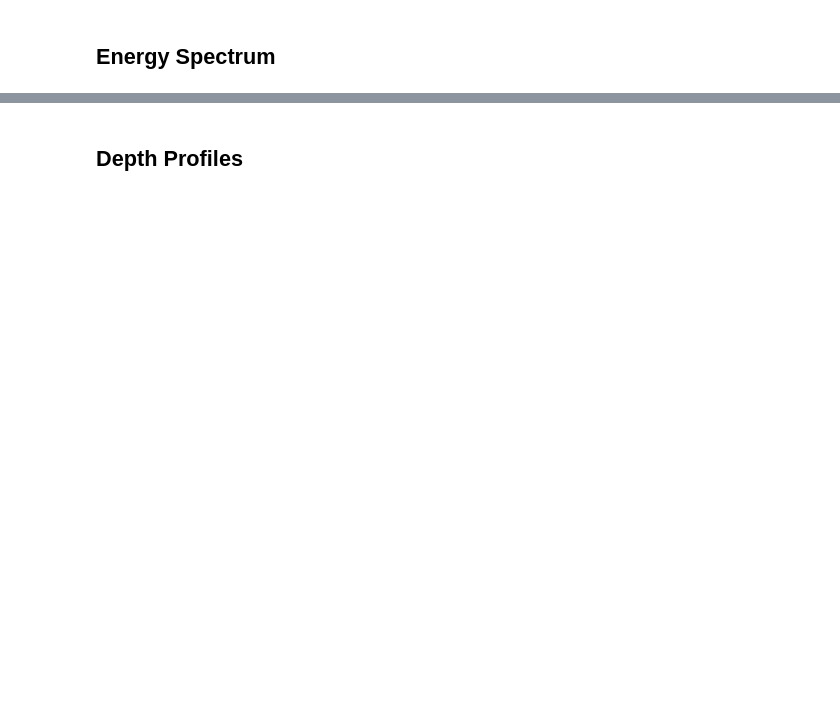
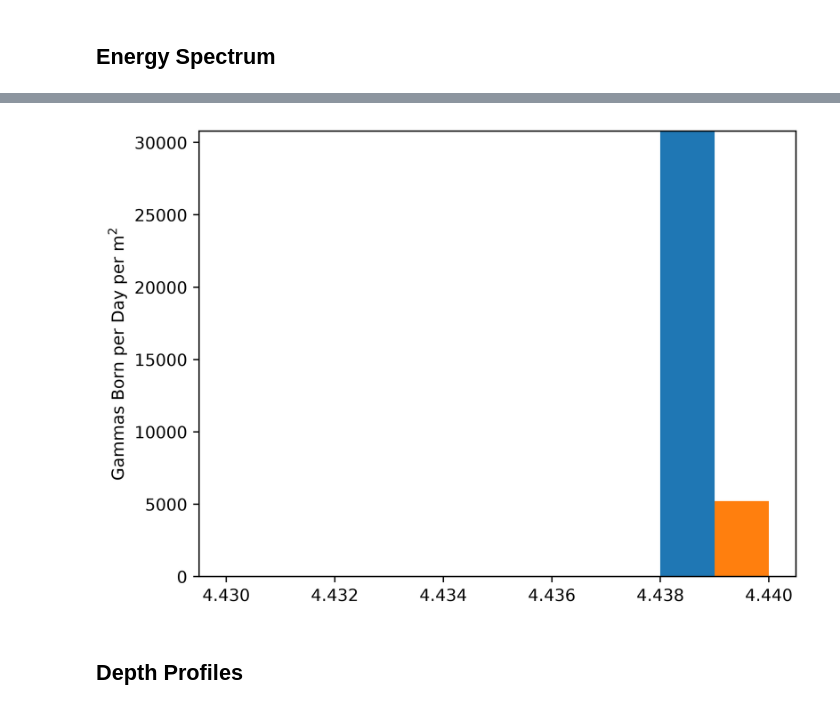
Before and after one commit to Jude-E-dev/Carbon-ASC-Repo, a Jupyter notebook: analysis/analyse-character.ipynb, the cells around one changed output, grey strips where cells are left out. Cells and saved outputs as stored; diff of their text form; code cells hidden in the pictures; blank space fills up the shorter version.

```diff
--- a/analysis/analyse-character.ipynb
+++ b/analysis/analyse-character.ipynb
@@ -215,3 +308,6 @@ for source, prop in zip(annihil_sources, annihil_counts / annihil_counts.sum()):
 # %%
-mask_4438 = energy_range(4.4375, 4.4385)
-mask_4439 = energy_range(4.4385, 4.4395)
+# V4: whole-keV windows (bin centres are at x.5 keV). The 4.438 bin is the line from 16O(n,n'a)12C*,
+# the 4.439 bin the line from carbon itself (see the class breakdown below).
+mask_4438 = energy_range(4.438, 4.439)
+mask_4439 = energy_range(4.439, 4.440)
+print(df[mask_4438 | mask_4439].groupby([df["E"].round(4), "creator"], observed=True)["w"].sum().loc[lambda s: s > 1])
@@ -233,11 +354,14 @@ plt.show()
 # %%
 plot_with_peaks(
     [df[mask_4438]["E"], df[mask_4439]["E"]],
-    16,
+    10,  # V4: 1 keV bins
+    weights=[df[mask_4438]["w"], df[mask_4439]["w"]],
     stacked=True,
     bin_range=(4.43, 4.44),
 )
 # df[""]
+# %% [output]
+[figure, added]
 # %% [markdown]
 ## Depth Profiles
 # %%
```
Also changed, not shown: parts of 36 cells of this notebook, 2 other files.
